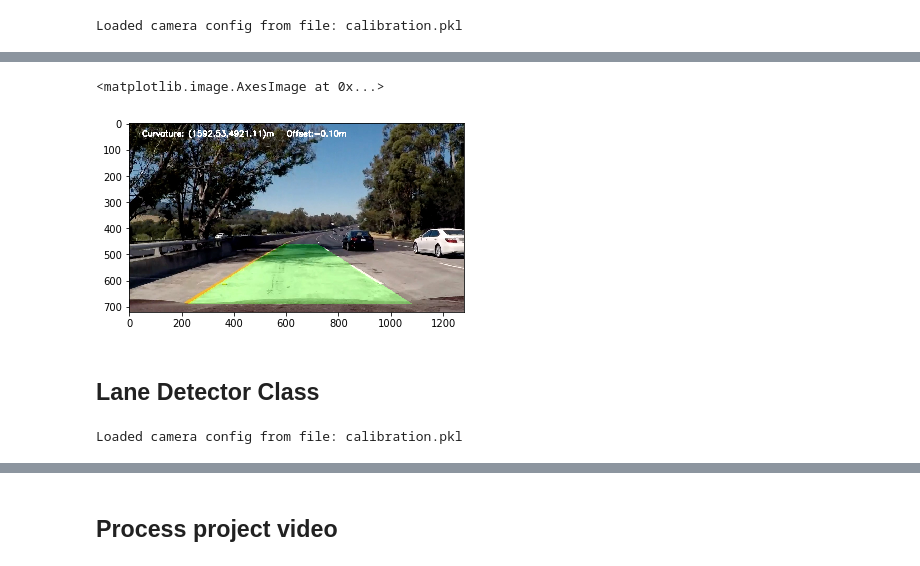
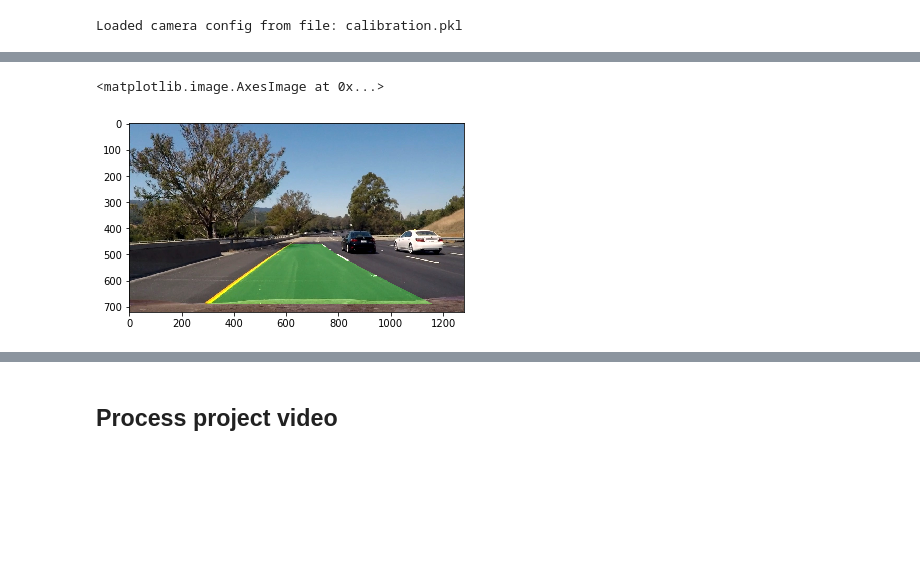
Before and after one commit to rummanwaqar/CarND-Advanced-Lane-Lines, a Jupyter notebook: Advance Lane Finding.ipynb, the cells around one changed output, grey strips where cells are left out. Drawn from its saved outputs; the diff is of its cells as text; code cells hidden in the pictures; blank space fills up the shorter version.

```diff
--- a/Advance Lane Finding.ipynb
+++ b/Advance Lane Finding.ipynb
@@ -44,6 +36,6 @@ roi_dst = np.array([[320, 0], [320,720], [960,720], [960, 0]], dtype='float32')
 # %%
 cal = Calibration(nx=9, ny=6)
 cal.compute_cal('camera_cal/calibration*.jpg')
-M, M_inv = preprocessing.get_prespective_transform(roi_src, roi_dst)
+M, M_inv = get_prespective_transform(ROI_SRC, ROI_DST)
 # %% [output]
 Loaded camera config from file: calibration.pkl
@@ -80,0 +42,20 @@ Curvature: 1592.53,4921.11
+# %%
+def process_img(img):
+    # undistort
+    dst = cal.undistort(img)
+    # color threshold
+    hls = cv2.cvtColor(img, cv2.COLOR_RGB2HLS)
+    hls_mask = preprocessing.or_masks(preprocessing.color_threshold_image3(hls, preprocessing.HLS_THRESHOLD[0]),
+                                      preprocessing.color_threshold_image3(hls, preprocessing.HLS_THRESHOLD[1]))
+    # gradient threshold
+    red_channel = cv2.cvtColor(img, cv2.COLOR_RGB2HLS)[:,:,2]
+    gradient_mask = preprocessing.gradient_threshold(red_channel,
+                                                     kernel_size=preprocessing.GRADIENT_KERNEL_SIZE,
+                                                     thresholds=preprocessing.GRADIENT_THRESHOLD)
+    # combine thresholds
+    mask = preprocessing.or_masks(hls_mask, gradient_mask)
+    # roi
+    roi = preprocessing.roi(mask, preprocessing.ROI_SRC)
+    # warp image
+    warped = preprocessing.warp_image(roi, M)
+    return warped
@@ -80,0 +163,10 @@ Curvature: 1592.53,4921.11
+# %%
+# test lane points
+
+img = mpimg.imread(test_images[0])
+mask = process_img(img)
+left_points, right_points, base_loc = find_lane_pixels(mask)
+
+left_lane = fit_polynomial(left_points[0], left_points[1])
+right_lane = fit_polynomial(right_points[0], right_points[1])
+plt.imshow(plot_lane_lines(mask, left_points, left_lane, right_points, right_lane))
@@ -81,26 +176,8 @@ Curvature: 1592.53,4921.11
 # %%
-lane_image = draw_lanes(img, left_fit, right_fit, M_inv)
+lane_image = draw_lanes(img, left_lane, right_lane, M_inv)
 # Combine the result with the original image
 result = cv2.addWeighted(img, 1, lane_image, 0.3, 0)
-# display text
-cv2.putText(result,
-            'Curvature: ({:.2f},{:.2f})m   Offset:{:.2f}m'.format(left_curvature, right_curvature, midpoint),
-            (50,50), cv2.FONT_HERSHEY_SIMPLEX,1,(255,255,255),3,cv2.LINE_AA)
 plt.imshow(result)
 # %% [output]
 <matplotlib.image.AxesImage at 0x...>
-[figure, old version]
+[figure, new version]
-# %% [markdown]
-## Lane Detector Class
-# %%
-settings = preprocessing.MaskSetting()
-settings.blur = 19
-settings.grad_x = preprocessing.GradientSetting(9, (10,100))
-settings.grad_y = preprocessing.GradientSetting(9, (10,100))
-settings.grad_mag = preprocessing.GradientSetting(9, (10,100))
-roi_src = np.array([[560,460], [190,690], [1150,690], [750,460]], dtype='float32')
-roi_dst = np.array([[320, 0], [320,720], [960,720], [960, 0]], dtype='float32')
-
-detector = LaneDetection(roi_src, roi_dst, settings)
-# %% [output]
-Loaded camera config from file: calibration.pkl
```
Also changed, not shown: parts of 17 cells of this notebook, 4 other files.
